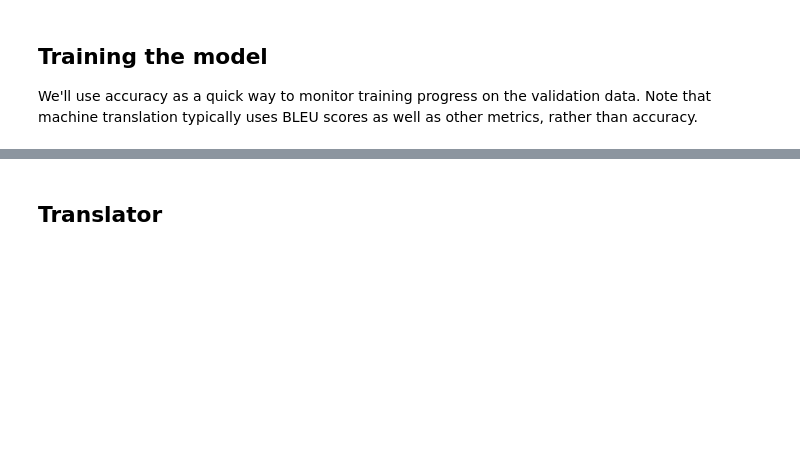
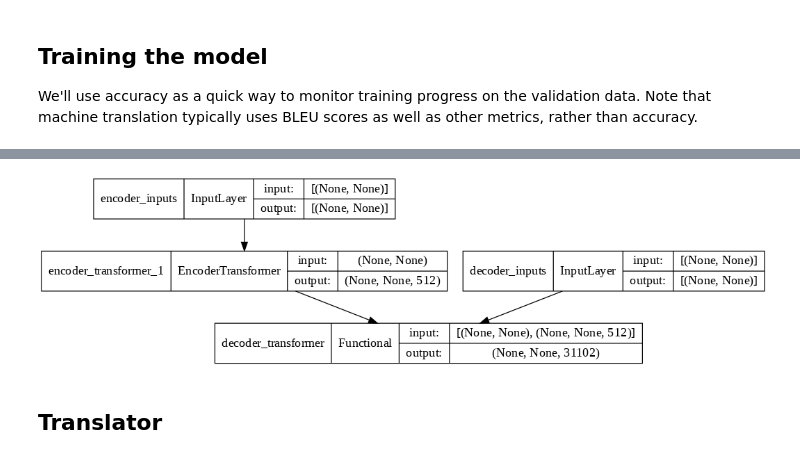
Before and after one commit to nikodallanoce/NeuralMachineTranslation, a Jupyter notebook: DallaNoce_Ristori_HLT.ipynb, the cells around one changed output, grey strips where cells are left out. Cells and saved outputs as stored; diff of their text form; code cells hidden in the pictures; blank space fills up the shorter version.

```diff
--- a/DallaNoce_Ristori_HLT.ipynb
+++ b/DallaNoce_Ristori_HLT.ipynb
@@ -458,17 +458,14 @@ class DecoderLayer(layers.Layer):
         self.layers_size = layers_size
         self.dense_size = dense_size
         self.num_heads = num_heads
-        self.attention_1 = layers.MultiHeadAttention(num_heads, layers_size)
-        self.attention_2 = layers.MultiHeadAttention(num_heads, layers_size)
+        self.attention_1 = layers.MultiHeadAttention(num_heads, layers_size, dropout=dropout)
+        self.attention_2 = layers.MultiHeadAttention(num_heads, layers_size, dropout=dropout)
         self.dense_proj = tf.keras.Sequential(
-            [layers.Dense(dense_size, activation="relu"), layers.Dense(layers_size)]
+            [layers.Dense(dense_size, activation="relu"), layers.Dropout(dropout), layers.Dense(layers_size)]
         )
         self.layernorm_1 = layers.LayerNormalization()
         self.layernorm_2 = layers.LayerNormalization()
         self.layernorm_3 = layers.LayerNormalization()
-        self.dropout_1 = layers.Dropout(dropout)
-        self.dropout_2 = layers.Dropout(dropout)
-        self.dropout_3 = layers.Dropout(dropout)
         self.supports_masking = True
 
     def call(self, inputs: tf.Tensor, encoder_outputs: tf.Tensor, mask=None) -> tf.Tensor:
@@ -480,7 +477,6 @@ class DecoderLayer(layers.Layer):
         attention_output_1 = self.attention_1(
             query=inputs, value=inputs, key=inputs, attention_mask=causal_mask
         )
-        attention_output_1 = self.dropout_1(attention_output_1)
         out_1 = self.layernorm_1(inputs + attention_output_1)
 
         attention_output_2 = self.attention_2(
@@ -489,11 +485,9 @@ class DecoderLayer(layers.Layer):
             key=encoder_outputs,
             attention_mask=padding_mask,
         )
-        attention_output_2 = self.dropout_2(attention_output_2)
         out_2 = self.layernorm_2(out_1 + attention_output_2)
 
         proj_output = self.dense_proj(out_2)
-        proj_output = self.dropout_3(proj_output)
         return self.layernorm_3(out_2 + proj_output)
 
     def get_causal_attention_mask(self, inputs):
@@ -569,7 +563,7 @@ def create_model(layers_size: int, num_layers: int, dense_size: int, num_heads:
 # %%
 with strategy.scope():
     opt = tf.keras.optimizers.Adam(learning_rate = 0.0001)
-    transformer = create_model(512, 6, 2048, 8, max_length, encoder)
+    transformer = create_model(512, 6, 2048, 8, max_length)
     transformer.summary()
     transformer.compile(opt, loss = "sparse_categorical_crossentropy", metrics=["accuracy"])
 # %% [output]
@@ -597,7 +593,11 @@ We'll use accuracy as a quick way to monitor training progress on the validation
 Note that machine translation typically uses BLEU scores as well as other metrics, rather than accuracy.
 # %%
 with strategy.scope():
-    model_checkpoint_callback = tf.keras.callbacks.ModelCheckpoint(filepath='./translator_bert_euparl.h5', save_weights_only = True, monitor='val_loss', mode='auto', save_best_only=True)
+    model_checkpoint_callback = tf.keras.callbacks.ModelCheckpoint(filepath='./base_20.h5', save_weights_only = True, monitor='val_loss', mode='auto', save_best_only=True)
+# %%
+with strategy.scope():
+    opt = tf.keras.optimizers.Adam(learning_rate = 0.0001)
+    transformer.compile(opt, loss = "sparse_categorical_crossentropy", metrics=["accuracy"])
 # %%
 epochs = 10  # This should be at least 30 for convergence
 transformer.fit(tr_batches, epochs=epochs, validation_data = val_batches, callbacks=[model_checkpoint_callback])
@@ -618,5 +636,7 @@ NameError: ignored
 # %%
 tf.keras.utils.plot_model(
-    transformer, to_file='model_base.png', show_shapes=True, dpi=90
+    transformer, to_file='base.png', show_shapes=True, dpi=90
 )
+# %% [output]
+[figure, added]
 # %%
```
Also changed, not shown: parts of 35 cells of this notebook.
